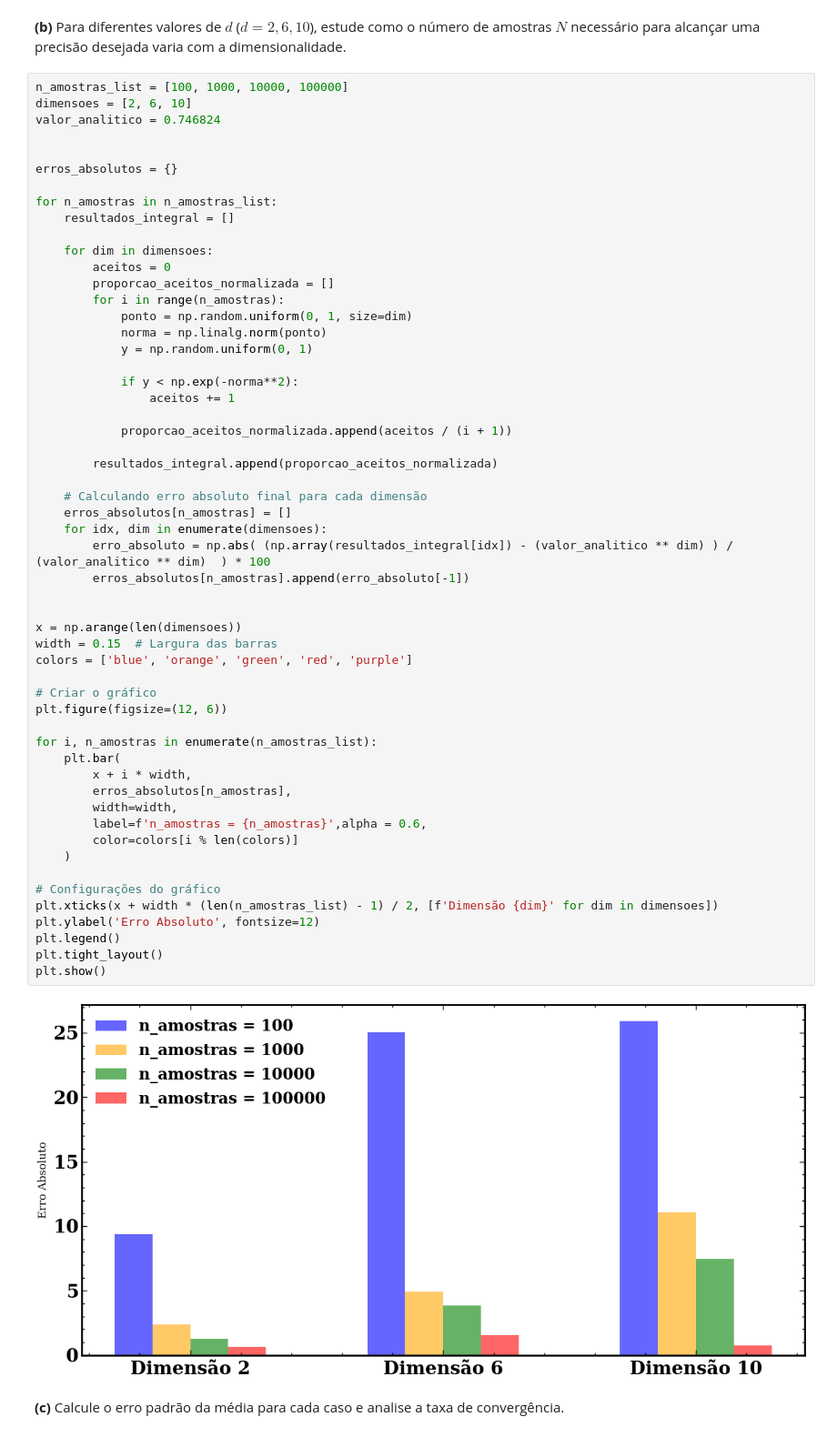
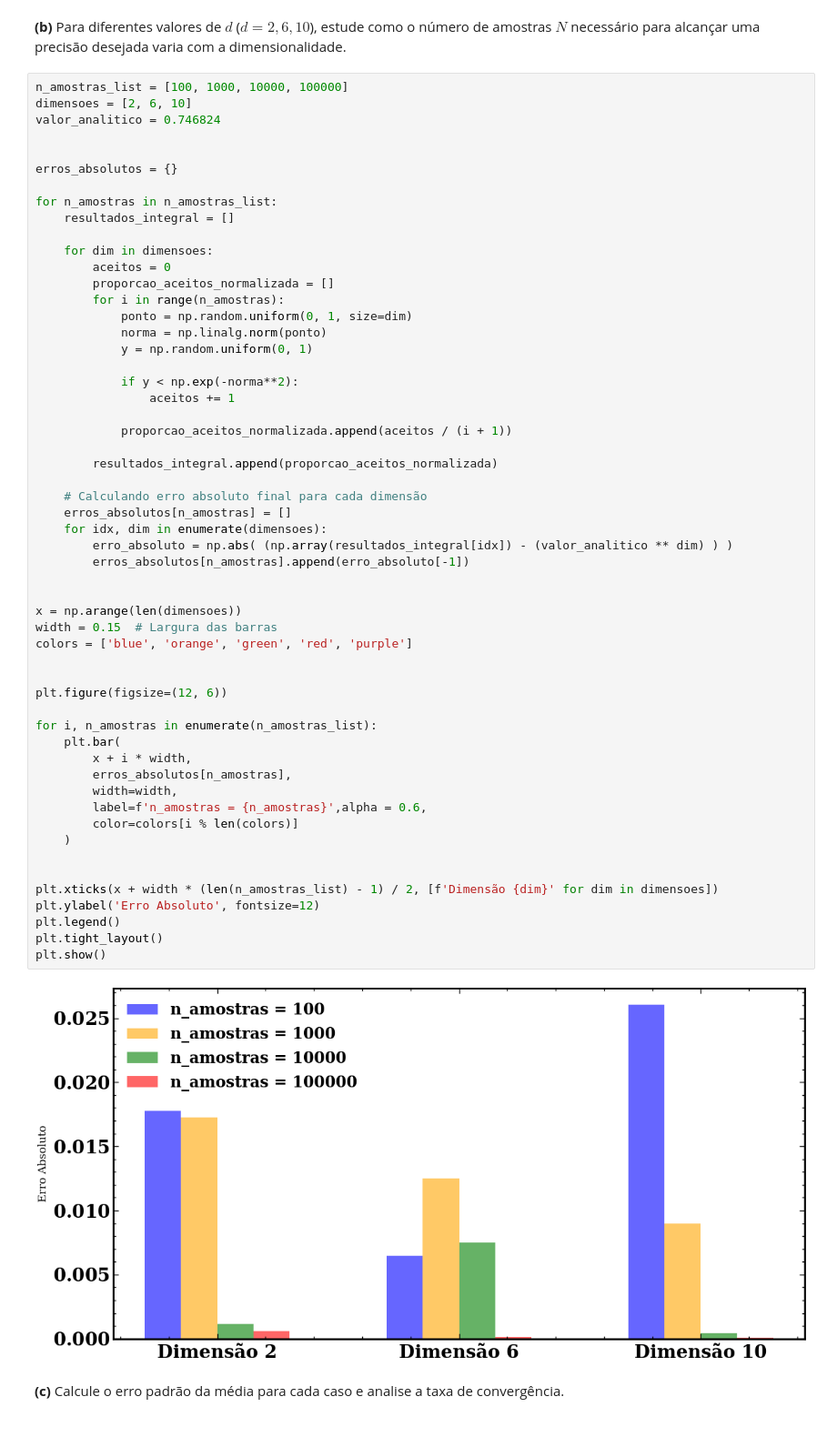
Before and after one commit to walacevale/Monte_Carlo, a Jupyter notebook: Lista 1/Lista1.ipynb, the cells around one changed output. Shown at 91% size. Saved outputs shown, nothing was run; the diff lists cells and outputs as text.

```diff
--- a/Lista 1/Lista1.ipynb
+++ b/Lista 1/Lista1.ipynb
@@ -410,37 +410,37 @@ for n_amostras in n_amostras_list:
 
         resultados_integral.append(proporcao_aceitos_normalizada)
 
     # Calculando erro absoluto final para cada dimensão
     erros_absolutos[n_amostras] = []
     for idx, dim in enumerate(dimensoes):
-        erro_absoluto = np.abs( (np.array(resultados_integral[idx]) - (valor_analitico ** dim) ) / (valor_analitico ** dim)  ) * 100
+        erro_absoluto = np.abs( (np.array(resultados_integral[idx]) - (valor_analitico ** dim) ) )
         erros_absolutos[n_amostras].append(erro_absoluto[-1])
 
 
 x = np.arange(len(dimensoes))
 width = 0.15  # Largura das barras
 colors = ['blue', 'orange', 'green', 'red', 'purple']
 
-# Criar o gráfico
+
 plt.figure(figsize=(12, 6))
 
 for i, n_amostras in enumerate(n_amostras_list):
     plt.bar(
         x + i * width,
         erros_absolutos[n_amostras],
         width=width,
         label=f'n_amostras = {n_amostras}',alpha = 0.6,
         color=colors[i % len(colors)]
     )
 
-# Configurações do gráfico
+
 plt.xticks(x + width * (len(n_amostras_list) - 1) / 2, [f'Dimensão {dim}' for dim in dimensoes])
 plt.ylabel('Erro Absoluto', fontsize=12)
 plt.legend()
 plt.tight_layout()
 plt.show()
 # %% [output]
-[figure, old version]
+[figure, new version]
 # %% [markdown]
 
 **(c)** Calcule o erro padrão da média para cada caso e analise a taxa de convergência.
```
Also changed, not shown: parts of 1 cell of this notebook.
